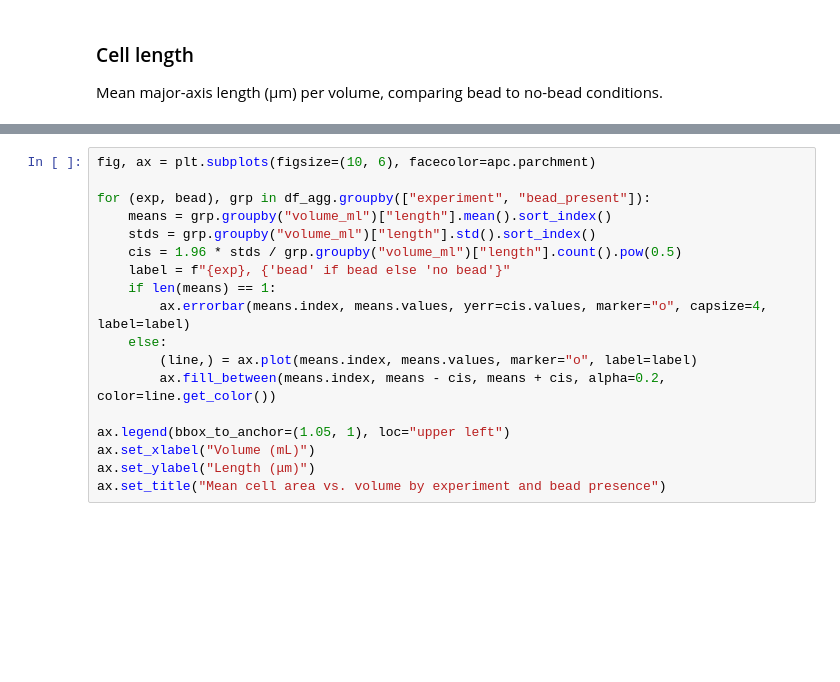
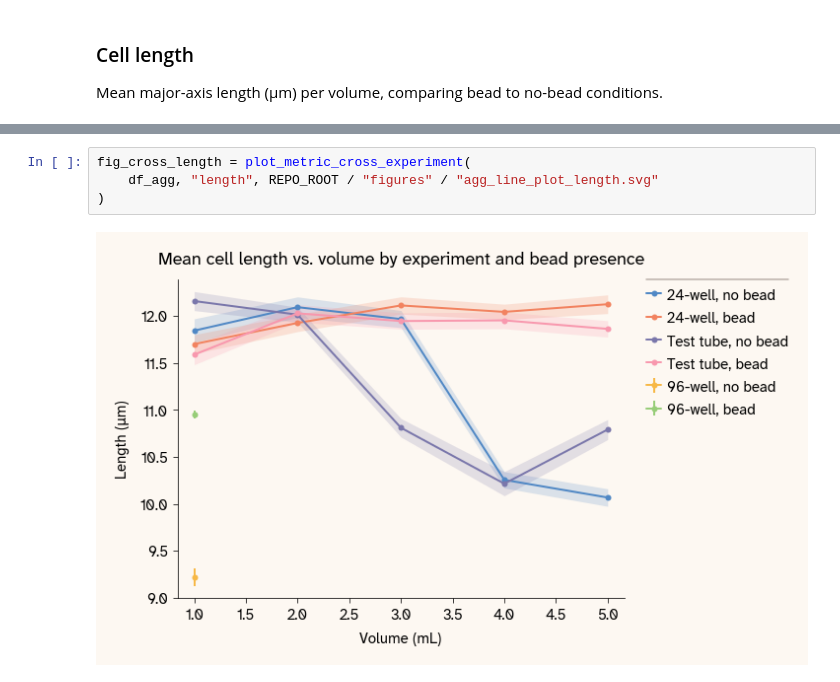
Before and after one commit to Arcadia-Science/beads-cell-growth, a Jupyter notebook: notebooks/microscopy-analysis.ipynb, the cells around one changed output, grey strips where cells are left out. Drawn from its saved outputs; the diff is of its cells as text; blank space fills up the shorter version.

```diff
--- a/notebooks/microscopy-analysis.ipynb
+++ b/notebooks/microscopy-analysis.ipynb
@@ -137,18 +160,6 @@ ax.set_title("Mean cell area vs. volume by experiment and bead presence")
 # %%
-fig, ax = plt.subplots(figsize=(10, 6), facecolor=apc.parchment)
-
-for (exp, bead), grp in df_agg.groupby(["experiment", "bead_present"]):
-    means = grp.groupby("volume_ml")["length"].mean().sort_index()
-    stds = grp.groupby("volume_ml")["length"].std().sort_index()
-    cis = 1.96 * stds / grp.groupby("volume_ml")["length"].count().pow(0.5)
-    label = f"{exp}, {'bead' if bead else 'no bead'}"
-    if len(means) == 1:
-        ax.errorbar(means.index, means.values, yerr=cis.values, marker="o", capsize=4, label=label)
-    else:
-        (line,) = ax.plot(means.index, means.values, marker="o", label=label)
-        ax.fill_between(means.index, means - cis, means + cis, alpha=0.2, color=line.get_color())
-
-ax.legend(bbox_to_anchor=(1.05, 1), loc="upper left")
-ax.set_xlabel("Volume (mL)")
-ax.set_ylabel("Length (μm)")
-ax.set_title("Mean cell area vs. volume by experiment and bead presence")
+fig_cross_length = plot_metric_cross_experiment(
+    df_agg, "length", REPO_ROOT / "figures" / "agg_line_plot_length.svg"
+)
+# %% [output]
+[figure, added]
```
Also changed, not shown: parts of 13 cells of this notebook, 1 other file.
